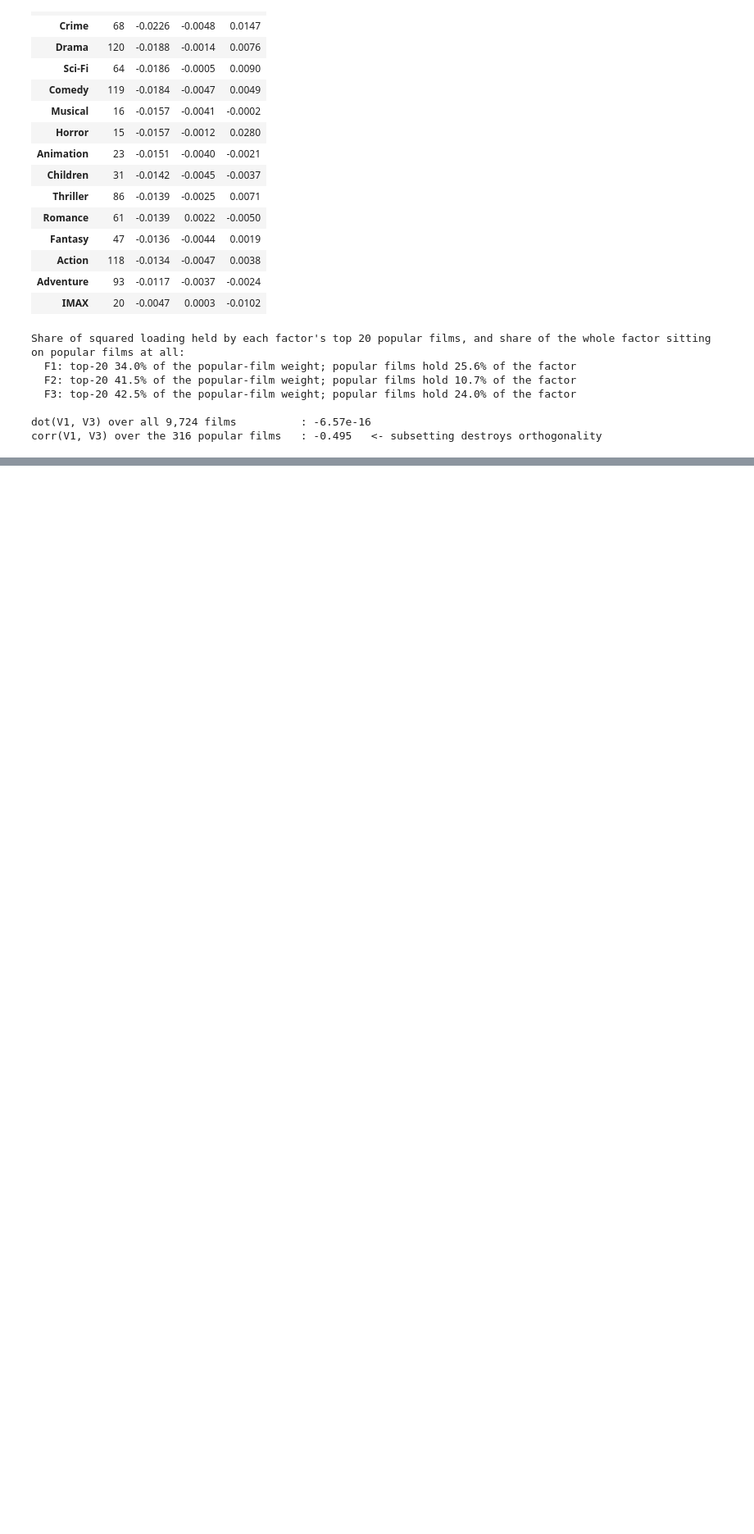
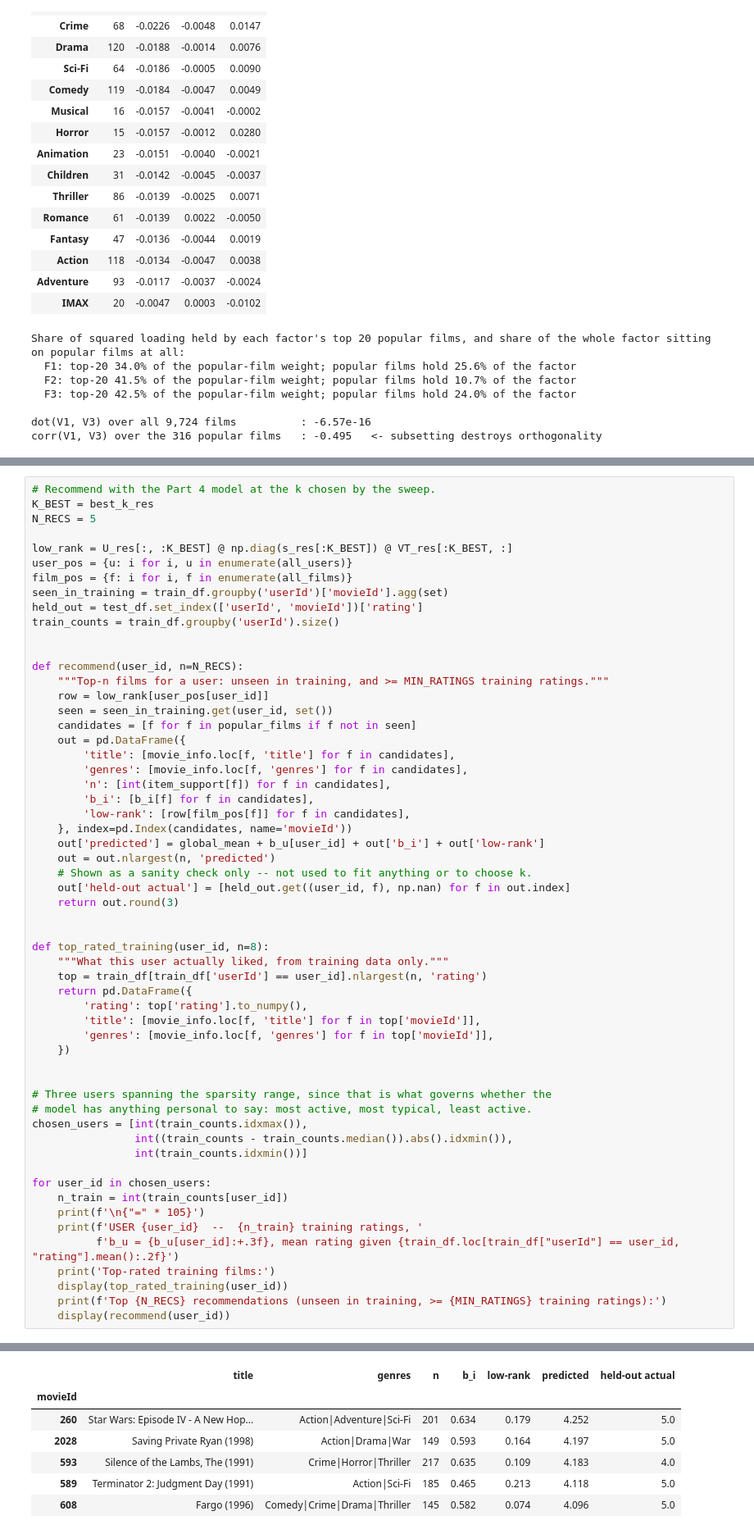
Before and after one commit to emarkow1/EECE-5644-miniproject-04, a Jupyter notebook: miniproject04.ipynb, the cells around one changed output, grey strips where cells are left out. Shown at 82% size. Saved outputs shown, nothing was run; the diff lists cells and outputs as text; blank space fills up the shorter version.

```diff
--- a/miniproject04.ipynb
+++ b/miniproject04.ipynb
@@ -996,0 +877,58 @@ return.
+# %%
+# Recommend with the Part 4 model at the k chosen by the sweep.
+K_BEST = best_k_res
+N_RECS = 5
+
+low_rank = U_res[:, :K_BEST] @ np.diag(s_res[:K_BEST]) @ VT_res[:K_BEST, :]
+user_pos = {u: i for i, u in enumerate(all_users)}
+film_pos = {f: i for i, f in enumerate(all_films)}
+seen_in_training = train_df.groupby('userId')['movieId'].agg(set)
+held_out = test_df.set_index(['userId', 'movieId'])['rating']
+train_counts = train_df.groupby('userId').size()
+
+
+def recommend(user_id, n=N_RECS):
+    """Top-n films for a user: unseen in training, and >= MIN_RATINGS training ratings."""
+    row = low_rank[user_pos[user_id]]
+    seen = seen_in_training.get(user_id, set())
+    candidates = [f for f in popular_films if f not in seen]
+    out = pd.DataFrame({
+        'title': [movie_info.loc[f, 'title'] for f in candidates],
+        'genres': [movie_info.loc[f, 'genres'] for f in candidates],
+        'n': [int(item_support[f]) for f in candidates],
+        'b_i': [b_i[f] for f in candidates],
+        'low-rank': [row[film_pos[f]] for f in candidates],
+    }, index=pd.Index(candidates, name='movieId'))
+    out['predicted'] = global_mean + b_u[user_id] + out['b_i'] + out['low-rank']
+    out = out.nlargest(n, 'predicted')
+    # Shown as a sanity check only -- not used to fit anything or to choose k.
+    out['held-out actual'] = [held_out.get((user_id, f), np.nan) for f in out.index]
+    return out.round(3)
+
+
+def top_rated_training(user_id, n=8):
+    """What this user actually liked, from training data only."""
+    top = train_df[train_df['userId'] == user_id].nlargest(n, 'rating')
+    return pd.DataFrame({
+        'rating': top['rating'].to_numpy(),
+        'title': [movie_info.loc[f, 'title'] for f in top['movieId']],
+        'genres': [movie_info.loc[f, 'genres'] for f in top['movieId']],
+    })
+
+
+# Three users spanning the sparsity range, since that is what governs whether the
+# model has anything personal to say: most active, most typical, least active.
+chosen_users = [int(train_counts.idxmax()),
+                int((train_counts - train_counts.median()).abs().idxmin()),
+                int(train_counts.idxmin())]
+
+for user_id in chosen_users:
+    n_train = int(train_counts[user_id])
+    print(f'\n{"=" * 105}')
+    print(f'USER {user_id}  --  {n_train} training ratings, '
+          f'b_u = {b_u[user_id]:+.3f}, mean rating given {train_df.loc[train_df["userId"] == user_id, "rating"].mean():.2f}')
+    print('Top-rated training films:')
+    display(top_rated_training(user_id))
+    print(f'Top {N_RECS} recommendations (unseen in training, >= {MIN_RATINGS} training ratings):')
+    display(recommend(user_id))
+# %% [output]
@@ -996,0 +948,7 @@ return.
+|  | title | genres | n | b_i | low-rank | predicted | held-out actual |
+| movieId |  |  |  |  |  |  |  |
+| 260 | Star Wars: Episode IV - A New Hop... | Action|Adventure|Sci-Fi | 201 | 0.634 | 0.179 | 4.252 | 5.0 |
+| 2028 | Saving Private Ryan (1998) | Action|Drama|War | 149 | 0.593 | 0.164 | 4.197 | 5.0 |
+| 593 | Silence of the Lambs, The (1991) | Crime|Horror|Thriller | 217 | 0.635 | 0.109 | 4.183 | 4.0 |
+| 589 | Terminator 2: Judgment Day (1991) | Action|Sci-Fi | 185 | 0.465 | 0.213 | 4.118 | 5.0 |
+| 608 | Fargo (1996) | Comedy|Crime|Drama|Thriller | 145 | 0.582 | 0.074 | 4.096 | 5.0 |
```
Also changed, not shown: parts of 12 cells of this notebook, 1 other file.
